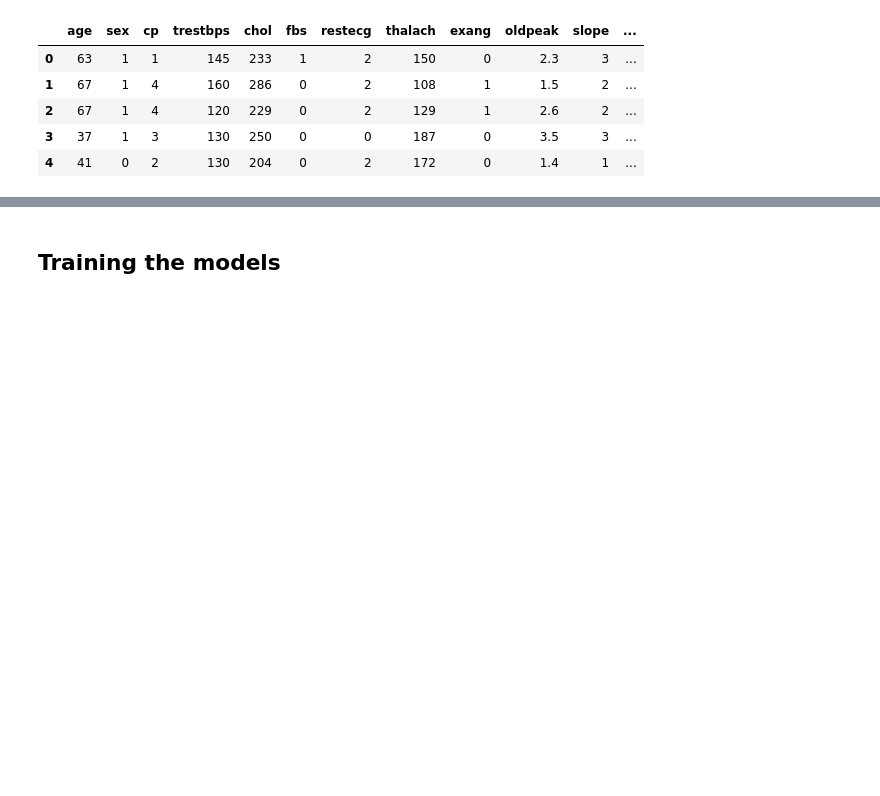
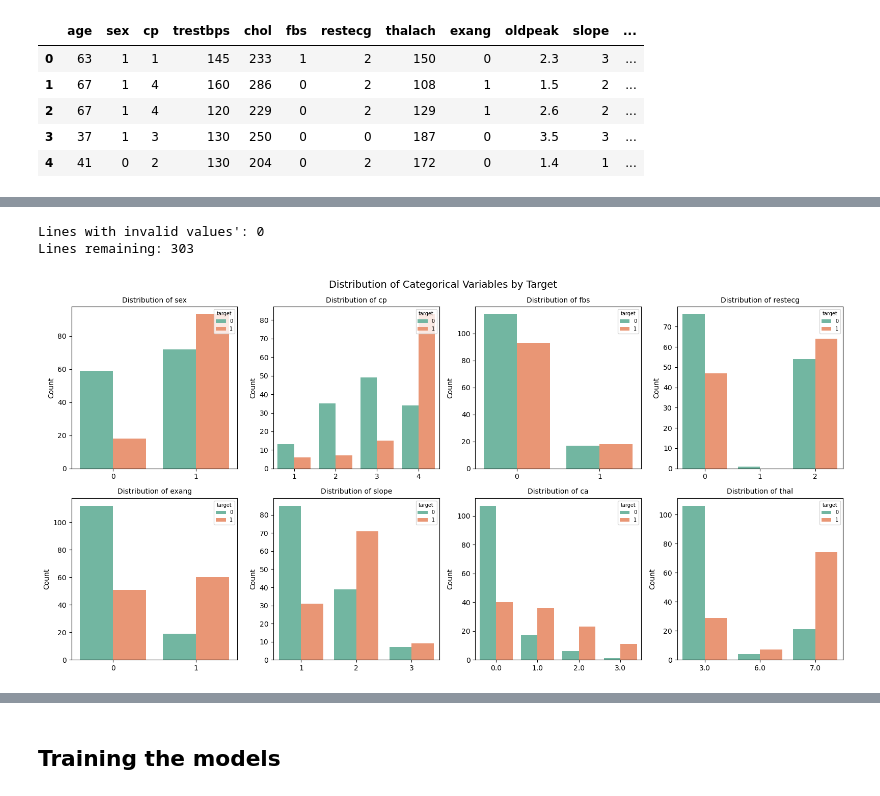
Before and after one commit to KevBoyz/data-science, a Jupyter notebook: Projects/14-heartchains/anl.ipynb, the cells around one changed output, grey strips where cells are left out. Cells and saved outputs as stored; diff of their text form; code cells hidden in the pictures; blank space fills up the shorter version.

```diff
--- a/Projects/14-heartchains/anl.ipynb
+++ b/Projects/14-heartchains/anl.ipynb
@@ -63,0 +104,23 @@ dtype: int64
+# %%
+invalid_zero_columns = [
+    "trestbps",
+    "chol",
+    "thalach"
+]
+
+invalid_negative_columns = [
+    "oldpeak"
+]
+
+mask = (
+    (df[invalid_zero_columns] <= 0).any(axis=1) |
+    (df[invalid_negative_columns] < 0).any(axis=1)
+)
+
+print(f"Lines with invalid values': {mask.sum()}")
+print(f"Lines remaining: {(~mask).sum()}")
+
+df = df[~mask]
+# %% [output]
+Lines with invalid values': 0
+Lines remaining: 303
@@ -63,0 +134,20 @@ dtype: int64
+# %%
+full_train_set = pd.concat([X_train, y_train], axis=1)
+cat_cols = ['sex', 'cp', 'fbs', 'restecg', 'exang', 'slope', 'ca', 'thal']
+cont_cols = ['age', 'trestbps', 'chol', 'thalach', 'oldpeak']
+# %%
+fig, axes = plt.subplots(2, 4, figsize=(16, 8))
+axes = axes.flatten()
+
+for i, col in enumerate(cat_cols):
+    sns.countplot(data=full_train_set, x=col, hue='target', ax=axes[i], palette='Set2')
+    axes[i].set_title(f'Distribution of {col}', fontsize=10)
+    axes[i].set_xlabel('')
+    axes[i].set_ylabel('Count')
+    axes[i].legend(title='target', fontsize=7, title_fontsize=7, loc='upper right')
+
+fig.suptitle('Distribution of Categorical Variables by Target', fontsize=14)
+plt.tight_layout()
+plt.show()
+# %% [output]
+[figure, added]
```
Also changed, not shown: parts of 19 cells of this notebook.
